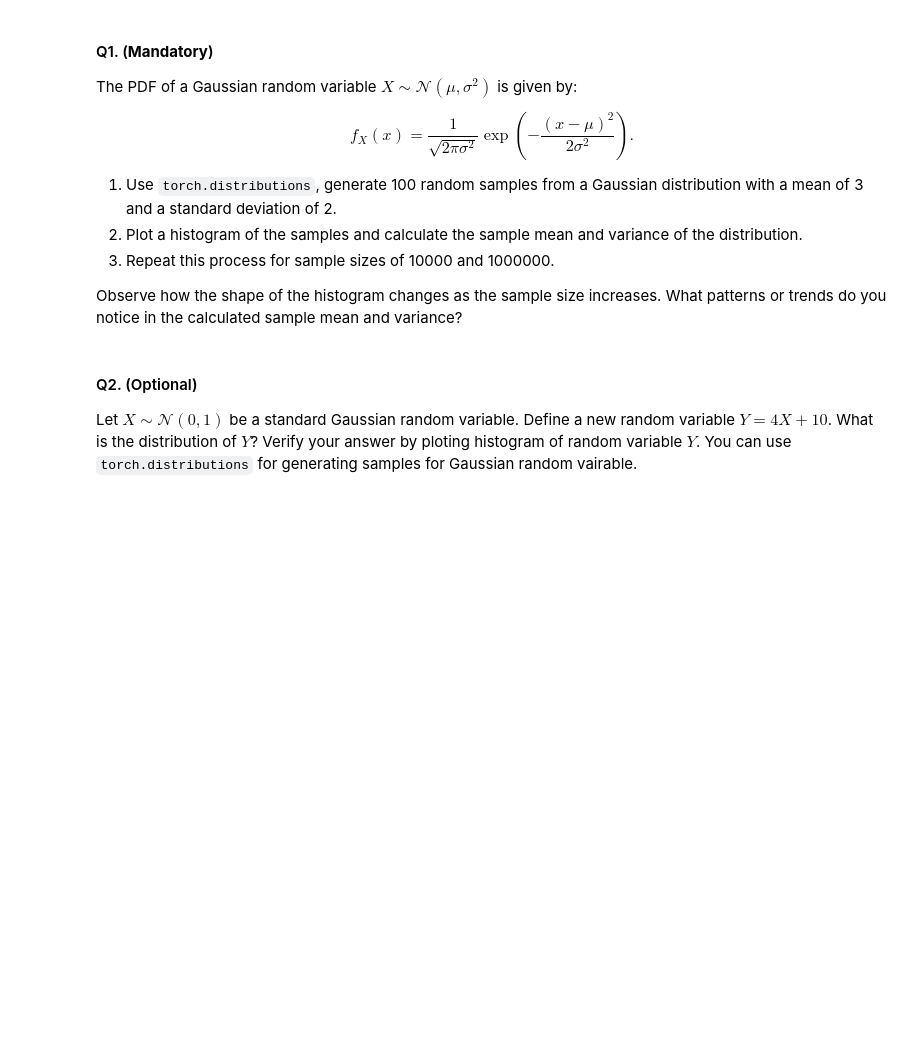
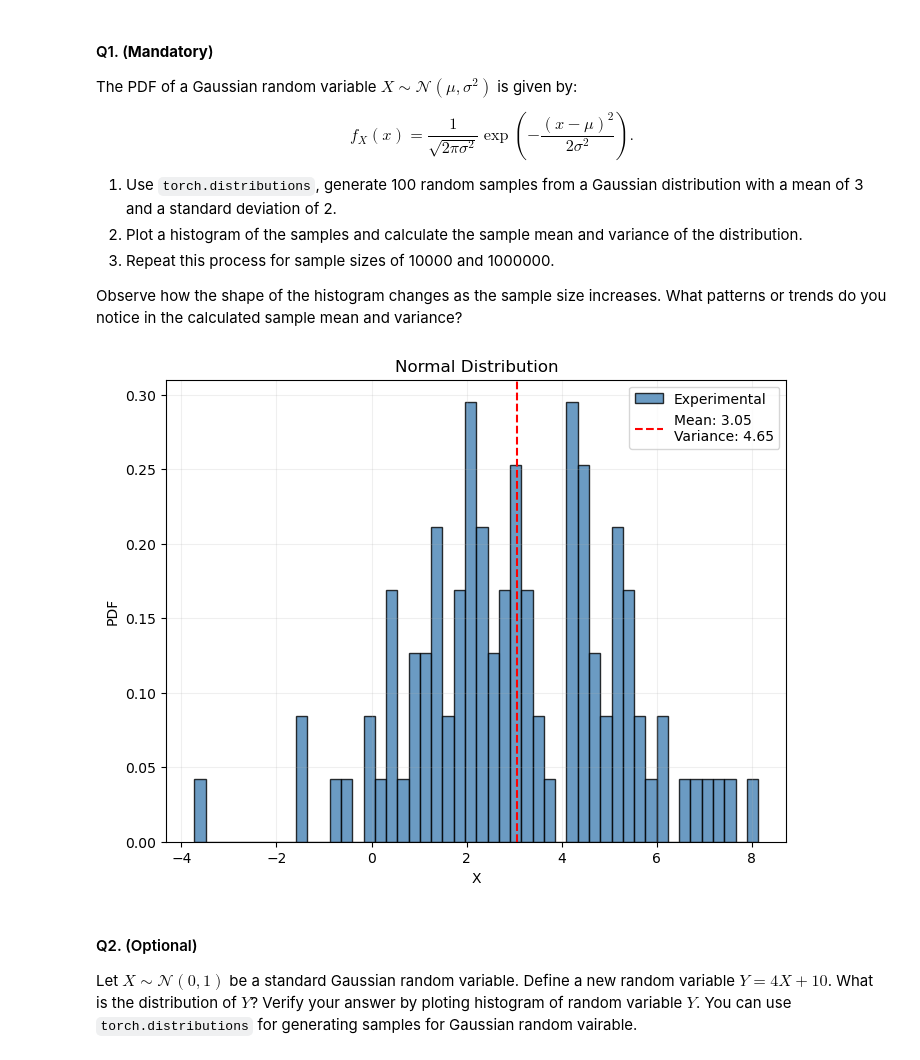
Before and after one commit to ChaitanyaBhoite/PSDV_Assgn_4, a Jupyter notebook: Lab4-Random-Variables.ipynb, the cells around one changed output. Cells and saved outputs as stored; diff of their text form; code cells hidden in the pictures; blank space fills up the shorter version.

```diff
--- a/Lab4-Random-Variables.ipynb
+++ b/Lab4-Random-Variables.ipynb
@@ -1356,6 +1501,34 @@ The PDF of a Gaussian random variable $ X \sim \mathcal{N}(\mu, \sigma^2) $ is g
 3. Repeat this process for sample sizes of 10000 and 1000000.
 
 Observe how the shape of the histogram changes as the sample size increases. What patterns or trends do you notice in the calculated sample mean and variance?
+# %%
+mean = 3
+std_dev = 2
+sample_size = 100
+norm_dist = torch.distributions.Normal(mean, std_dev)
+outcomes = norm_dist.sample((sample_size,))
+mean_calc = outcomes.mean()
+var_calc = outcomes.var()
+
+plt.figure(figsize=(8,6))
+plt.hist(
+    outcomes.numpy(),
+    bins=50,
+    alpha=0.8,
+    edgecolor='black',
+    color='steelblue',
+    density=True,
+    label='Experimental'
+)
+plt.xlabel("X")
+plt.ylabel("PDF")
+plt.title("Normal Distribution")
+plt.grid(True,alpha=0.2)
+plt.axvline(mean_calc,linestyle='--',color='red',label=f"Mean: {mean_calc:.2f}\nVariance: {var_calc:.2f}")
+plt.legend()
+plt.show()
+# %% [output]
+[figure, added]
 # %% [markdown]
 #### Q2. (Optional)
 Let $ X \sim \mathcal{N}(0,1) $ be a standard Gaussian random variable. Define a new random
```
Also changed, not shown: parts of 30 cells of this notebook.
